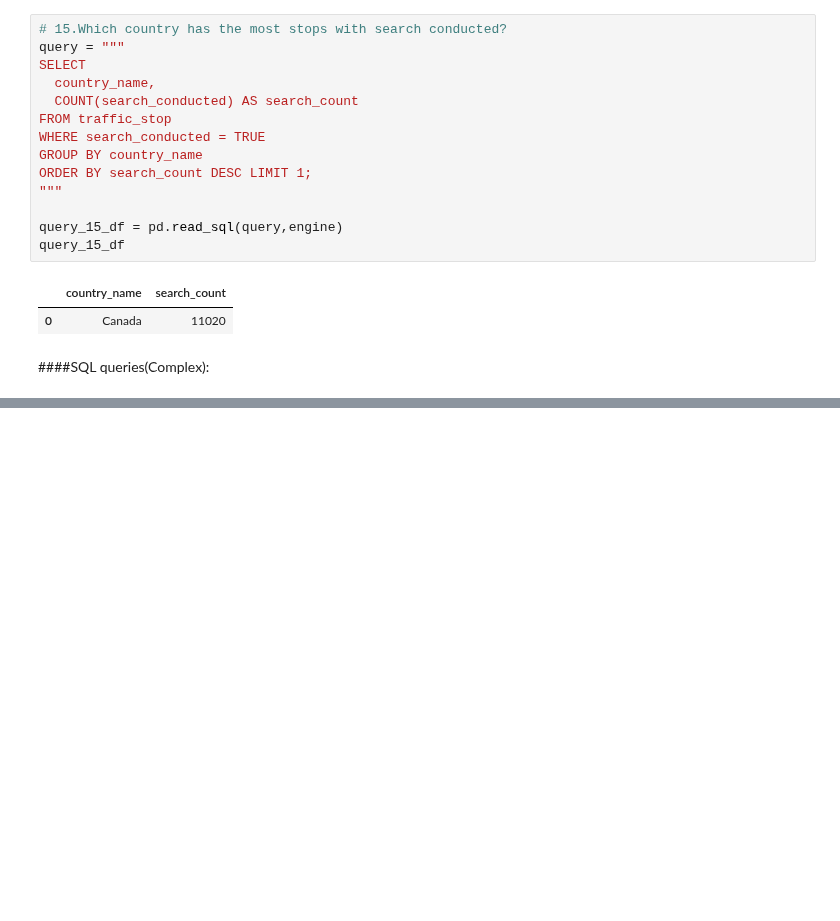
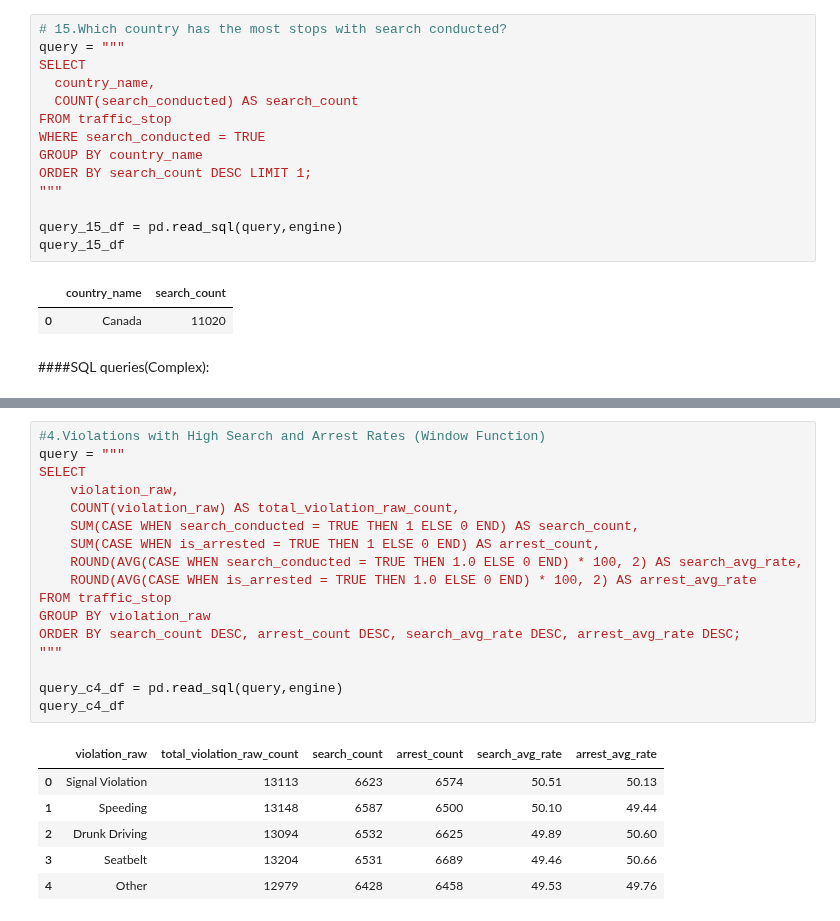
Before and after one commit to Infant-Joshva/Data-Science-learning-path, a Jupyter notebook: Mini_Project_1(Secure_check)Git/Mini_project_1(Secure_Check).ipynb, the cells around one changed output, grey strips where cells are left out. Drawn from its saved outputs; the diff is of its cells as text; blank space fills up the shorter version.

```diff
--- a/Mini_Project_1(Secure_check)Git/Mini_project_1(Secure_Check).ipynb
+++ b/Mini_Project_1(Secure_check)Git/Mini_project_1(Secure_Check).ipynb
@@ -651,0 +704,24 @@ query_c2_df
+# %%
+#4.Violations with High Search and Arrest Rates (Window Function)
+query = """
+SELECT
+    violation_raw,
+    COUNT(violation_raw) AS total_violation_raw_count,
+    SUM(CASE WHEN search_conducted = TRUE THEN 1 ELSE 0 END) AS search_count,
+    SUM(CASE WHEN is_arrested = TRUE THEN 1 ELSE 0 END) AS arrest_count,
+    ROUND(AVG(CASE WHEN search_conducted = TRUE THEN 1.0 ELSE 0 END) * 100, 2) AS search_avg_rate,
+    ROUND(AVG(CASE WHEN is_arrested = TRUE THEN 1.0 ELSE 0 END) * 100, 2) AS arrest_avg_rate
+FROM traffic_stop
+GROUP BY violation_raw
+ORDER BY search_count DESC, arrest_count DESC, search_avg_rate DESC, arrest_avg_rate DESC;
+"""
+
+query_c4_df = pd.read_sql(query,engine)
+query_c4_df
+# %% [output]
+|  | violation_raw | total_violation_raw_count | search_count | arrest_count | search_avg_rate | arrest_avg_rate |
+| 0 | Signal Violation | 13113 | 6623 | 6574 | 50.51 | 50.13 |
+| 1 | Speeding | 13148 | 6587 | 6500 | 50.10 | 49.44 |
+| 2 | Drunk Driving | 13094 | 6532 | 6625 | 49.89 | 50.60 |
+| 3 | Seatbelt | 13204 | 6531 | 6689 | 49.46 | 50.66 |
+| 4 | Other | 12979 | 6428 | 6458 | 49.53 | 49.76 |
```
Also changed, not shown: parts of 10 cells of this notebook.
